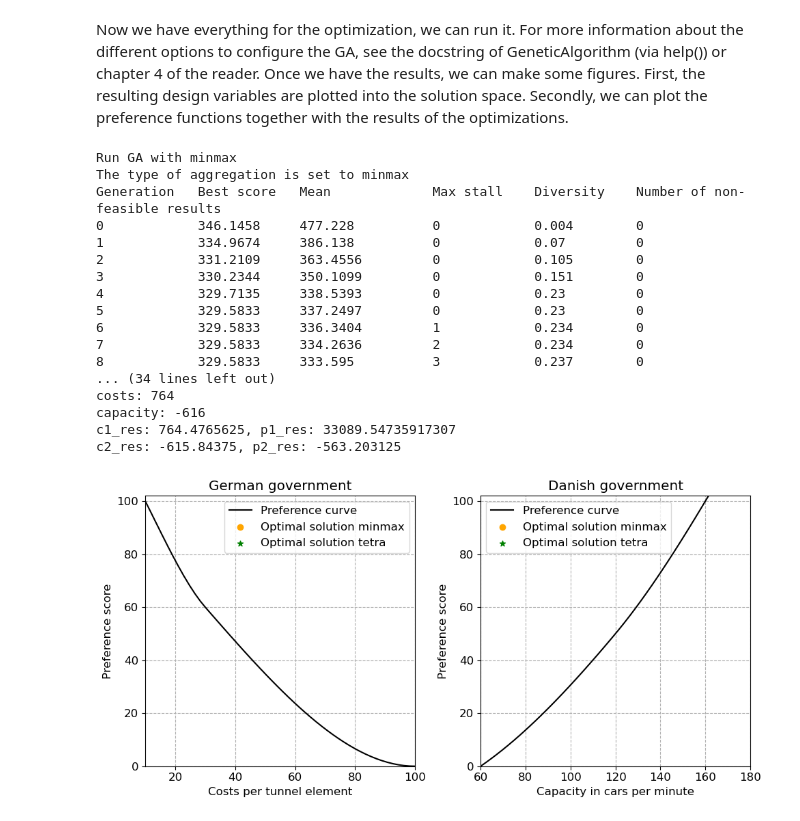
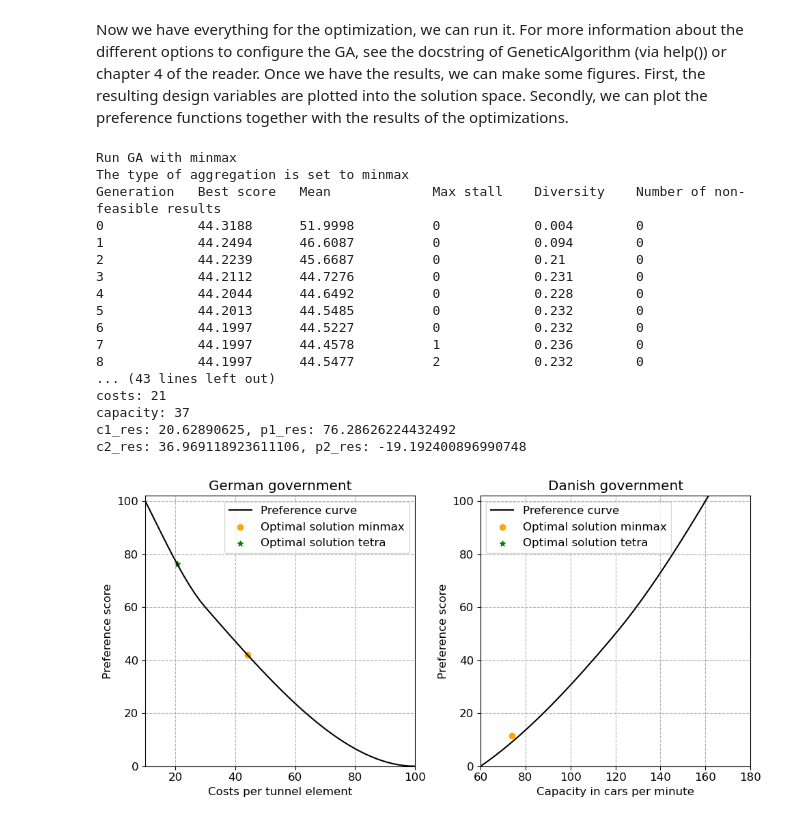
Before and after one commit to bram-eng/HOS_group_7, a Jupyter notebook: Systems Design, Preferendus/SOI_Femerhnbelt.ipynb, the cells around one changed output. Cells and saved outputs as stored; diff of their text form; code cells hidden in the pictures.

```diff
--- a/Systems Design, Preferendus/SOI_Femerhnbelt.ipynb
+++ b/Systems Design, Preferendus/SOI_Femerhnbelt.ipynb
@@ -254,15 +254,16 @@ marker = ['o', '*']
 colours = ['orange','green']
 
 # Coefficients
-coef1 = 1.5
-coef2 = 7
-coef3 = 2
-coef4 = 2
-coef5 = 4
-coef6 = 1.2
-coef7 = 5
-coef8 = 1.2
-coef9 = 1.1
+coef1 = 0.9/3
+coef2 = 0.2/3
+coef3 = 0.8/3
+coef4 = 1.1/3
+coef5 = 0.4/3
+coef6 = 1.2/3
+coef7 = 0.5/3
+coef8 = 0.3/3
+coef9 = 0.1/3
+
 
 # The figure and axes are defined before the loop
 fig = plt.figure(figsize=(10, 5))
@@ -290,19 +291,19 @@ for i in range(2):
     print(f'Optimal result for x1 = {round(design_variables_IMAP[0], 2)} lanes and '
           f'x2 = {round(design_variables_IMAP[1], 2)} centimeters of lanewidth and '
           f'x3 = {round(design_variables_IMAP[2], 2)} nr of emergency stop locations and '
-          f'x4 = {round(design_variables_IMAP[3], 2)} houses')
+          f'x4 = {round(design_variables_IMAP[3], 2)} lightposts')
 
     costs = round(coef1*(coef2*design_variables_IMAP[0] + coef3*design_variables_IMAP[1]) + coef7*design_variables_IMAP[2] + coef8*design_variables_IMAP[3])
     print(f'costs: {costs}')
 
-    capacity = round(-coef4*(coef5*design_variables_IMAP[0] + coef6*design_variables_IMAP[1] + coef9*design_variables_IMAP[3]))
+    capacity = round(coef4*(coef5*design_variables_IMAP[0] + coef6*design_variables_IMAP[1] + coef9*design_variables_IMAP[3]))
     print(f'capacity: {capacity}')
 
     # Calculate individual preference scores for the GA results
     c1_res = (coef1*(coef2*design_variables_IMAP[0] + coef3*design_variables_IMAP[1]) + coef7*design_variables_IMAP[2] + coef8*design_variables_IMAP[3])
     p1_res = pchip_interpolate([10, 30, 100], [100, 60, 0], (c1_res))
 
-    c2_res = (-coef4*(coef5*design_variables_IMAP[0] + coef6*design_variables_IMAP[1] + coef9*design_variables_IMAP[3]))
+    c2_res = (coef4*(coef5*design_variables_IMAP[0] + coef6*design_variables_IMAP[1] + coef9*design_variables_IMAP[3]))
     p2_res = pchip_interpolate([60, 120, 180], [0, 50, 100], (c2_res))
 
     # Debugging prints to check the calculated values
@@ -321,45 +322,45 @@ for i in range(2):
         ax1.set_xlim((10, 100))
         ax1.set_ylim((0, 102))
         ax1.set_title('German government')
         ax1.set_xlabel('Costs per tunnel element')
         ax1.set_ylabel('Preference score')
         ax1.grid(linestyle='--')
 
         ax2.plot(c2, p2, label='Preference curve', color='black')
         ax2.set_xlim((60, 180))
         ax2.set_ylim((0, 102))
         ax2.set_title('Danish government')
         ax2.set_xlabel('Capacity in cars per minute')
         ax2.set_ylabel('Preference score')
         ax2.grid(linestyle='--')
 
     # Scatter the results on the preference curve plots
     ax1.scatter(c1_res, p1_res, label='Optimal solution ' + paradigm[i], color= colours[i], marker=marker[i])
     ax2.scatter(c2_res, p2_res, label='Optimal solution ' + paradigm[i], color=colours[i], marker=marker[i])
 
 # Add legends and adjust layout after plotting all data points
 ax1.legend()
 ax2.legend()
 fig.tight_layout()
 
 # Display the plot
 plt.show()
 # %% [output]
 Run GA with minmax
 The type of aggregation is set to minmax
 Generation   Best score   Mean             Max stall    Diversity    Number of non-feasible results
-0            346.1458     477.228          0            0.004        0
-1            334.9674     386.138          0            0.07         0
-2            331.2109     363.4556         0            0.105        0
-3            330.2344     350.1099         0            0.151        0
-4            329.7135     338.5393         0            0.23         0
-5            329.5833     337.2497         0            0.23         0
-6            329.5833     336.3404         1            0.234        0
-7            329.5833     334.2636         2            0.234        0
-8            329.5833     333.595          3            0.237        0
-... (34 lines left out)
-costs: 764
-capacity: -616
-c1_res: 764.4765625, p1_res: 33089.54735917307
-c2_res: -615.84375, p2_res: -563.203125
+0            44.3188      51.9998          0            0.004        0
+1            44.2494      46.6087          0            0.094        0
+2            44.2239      45.6687          0            0.21         0
+3            44.2112      44.7276          0            0.231        0
+4            44.2044      44.6492          0            0.228        0
+5            44.2013      44.5485          0            0.232        0
+6            44.1997      44.5227          0            0.232        0
+7            44.1997      44.4578          1            0.236        0
+8            44.1997      44.5477          2            0.232        0
+... (43 lines left out)
+costs: 21
+capacity: 37
+c1_res: 20.62890625, p1_res: 76.28626224432492
+c2_res: 36.969118923611106, p2_res: -19.192400896990748
-[figure, old version]
+[figure, new version]
```
Also changed, not shown: parts of 1 cell of this notebook.
